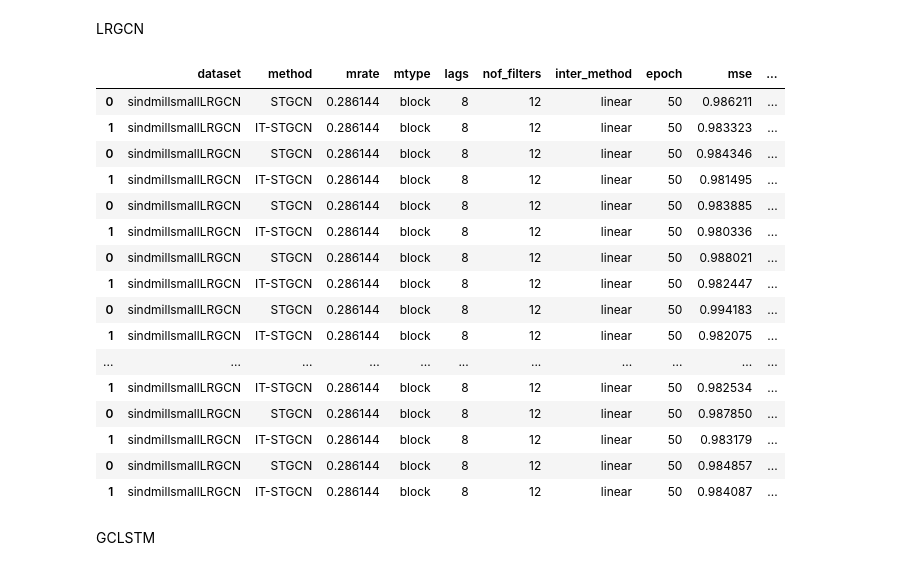
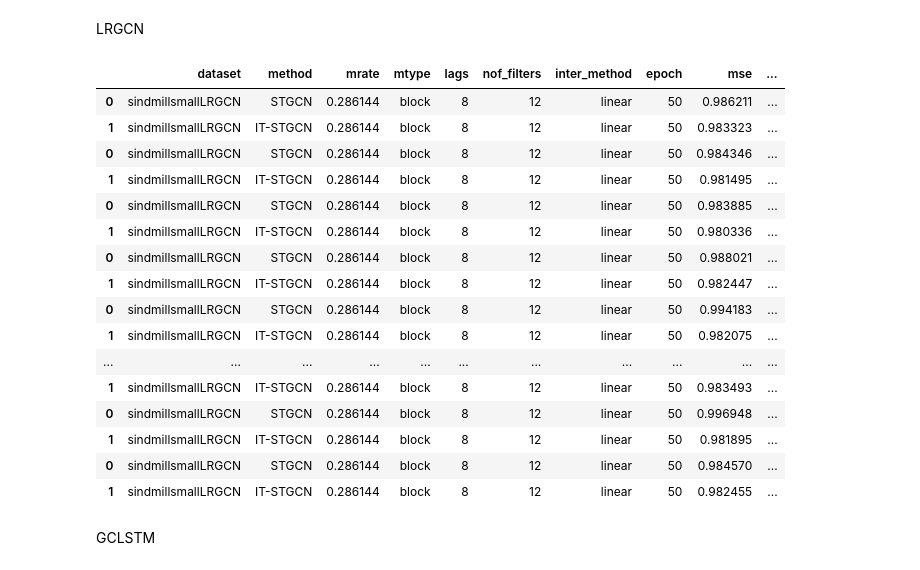
Before and after one commit to seoyeonc/ITTGNN_blog, a Jupyter notebook: posts/2_research/done.ipynb, the cells around one changed output. Cells and saved outputs as stored; diff of their text form; code cells hidden in the pictures.

```diff
--- a/posts/2_research/done.ipynb
+++ b/posts/2_research/done.ipynb
@@ -65,35 +65,38 @@ LRGCN
 # %%
 pd.concat([pd.read_csv('./simulation_results/2024-02-24_17-12-48.csv'), # 1
            pd.read_csv('./simulation_results/2024-02-25_13-17-08.csv'), # 2
            pd.read_csv('./simulation_results/2024-02-26_09-24-46.csv'), # 3
            pd.read_csv('./simulation_results/2024-02-27_01-40-11.csv'), # 4
            pd.read_csv('./simulation_results/2024-02-29_08-11-48.csv'), # 5
            pd.read_csv('./simulation_results/2024-02-29_23-24-00.csv'), # 6
            pd.read_csv('./simulation_results/2024-03-01_14-20-41.csv'), # 7
            pd.read_csv('./simulation_results/2024-03-02_05-31-34.csv'), # 8
            pd.read_csv('./simulation_results/2024-03-02_20-20-07.csv'), # 9
            pd.read_csv('./simulation_results/2024-03-03_11-18-32.csv'), # 10
            pd.read_csv('./simulation_results/2024-03-04_01-27-12.csv'), # 11
            pd.read_csv('./simulation_results/2024-03-04_13-12-25.csv'), # 12
+           pd.read_csv('./simulation_results/2024-03-05_00-18-50.csv'), # 13
+           pd.read_csv('./simulation_results/2024-03-05_10-30-53.csv'), # 14
+           pd.read_csv('./simulation_results/2024-03-05_11-20-25.csv'), # 15
           ]).assign(model='LRGCN')
 # %% [output]
 |  | dataset | method | mrate | mtype | lags | nof_filters | inter_method | epoch | mse | ... |
 | 0 | sindmillsmallLRGCN | STGCN | 0.286144 | block | 8 | 12 | linear | 50 | 0.986211 | ... |
 | 1 | sindmillsmallLRGCN | IT-STGCN | 0.286144 | block | 8 | 12 | linear | 50 | 0.983323 | ... |
 | 0 | sindmillsmallLRGCN | STGCN | 0.286144 | block | 8 | 12 | linear | 50 | 0.984346 | ... |
 | 1 | sindmillsmallLRGCN | IT-STGCN | 0.286144 | block | 8 | 12 | linear | 50 | 0.981495 | ... |
 | 0 | sindmillsmallLRGCN | STGCN | 0.286144 | block | 8 | 12 | linear | 50 | 0.983885 | ... |
 | 1 | sindmillsmallLRGCN | IT-STGCN | 0.286144 | block | 8 | 12 | linear | 50 | 0.980336 | ... |
 | 0 | sindmillsmallLRGCN | STGCN | 0.286144 | block | 8 | 12 | linear | 50 | 0.988021 | ... |
 | 1 | sindmillsmallLRGCN | IT-STGCN | 0.286144 | block | 8 | 12 | linear | 50 | 0.982447 | ... |
 | 0 | sindmillsmallLRGCN | STGCN | 0.286144 | block | 8 | 12 | linear | 50 | 0.994183 | ... |
 | 1 | sindmillsmallLRGCN | IT-STGCN | 0.286144 | block | 8 | 12 | linear | 50 | 0.982075 | ... |
 | ... | ... | ... | ... | ... | ... | ... | ... | ... | ... | ... |
-| 1 | sindmillsmallLRGCN | IT-STGCN | 0.286144 | block | 8 | 12 | linear | 50 | 0.982534 | ... |
-| 0 | sindmillsmallLRGCN | STGCN | 0.286144 | block | 8 | 12 | linear | 50 | 0.987850 | ... |
-| 1 | sindmillsmallLRGCN | IT-STGCN | 0.286144 | block | 8 | 12 | linear | 50 | 0.983179 | ... |
-| 0 | sindmillsmallLRGCN | STGCN | 0.286144 | block | 8 | 12 | linear | 50 | 0.984857 | ... |
-| 1 | sindmillsmallLRGCN | IT-STGCN | 0.286144 | block | 8 | 12 | linear | 50 | 0.984087 | ... |
+| 1 | sindmillsmallLRGCN | IT-STGCN | 0.286144 | block | 8 | 12 | linear | 50 | 0.983493 | ... |
+| 0 | sindmillsmallLRGCN | STGCN | 0.286144 | block | 8 | 12 | linear | 50 | 0.996948 | ... |
+| 1 | sindmillsmallLRGCN | IT-STGCN | 0.286144 | block | 8 | 12 | linear | 50 | 0.981895 | ... |
+| 0 | sindmillsmallLRGCN | STGCN | 0.286144 | block | 8 | 12 | linear | 50 | 0.984570 | ... |
+| 1 | sindmillsmallLRGCN | IT-STGCN | 0.286144 | block | 8 | 12 | linear | 50 | 0.982455 | ... |
 # %% [markdown]
 GCLSTM
 # %%
```
Also changed, not shown: parts of 14 cells of this notebook, 18 other files.
